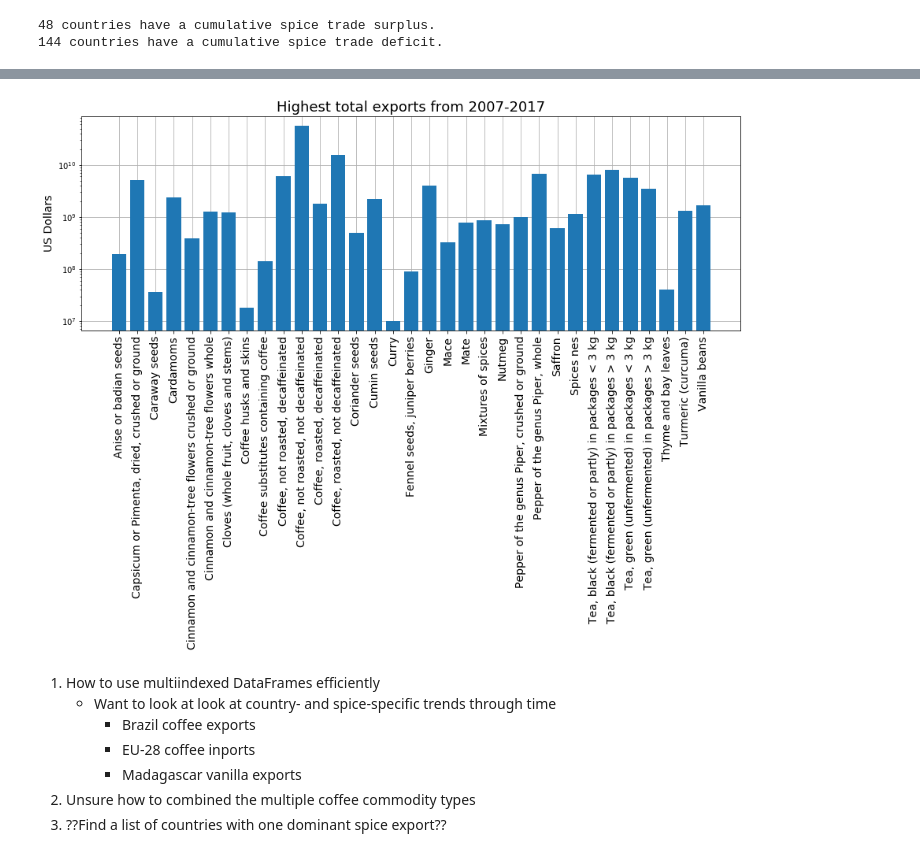
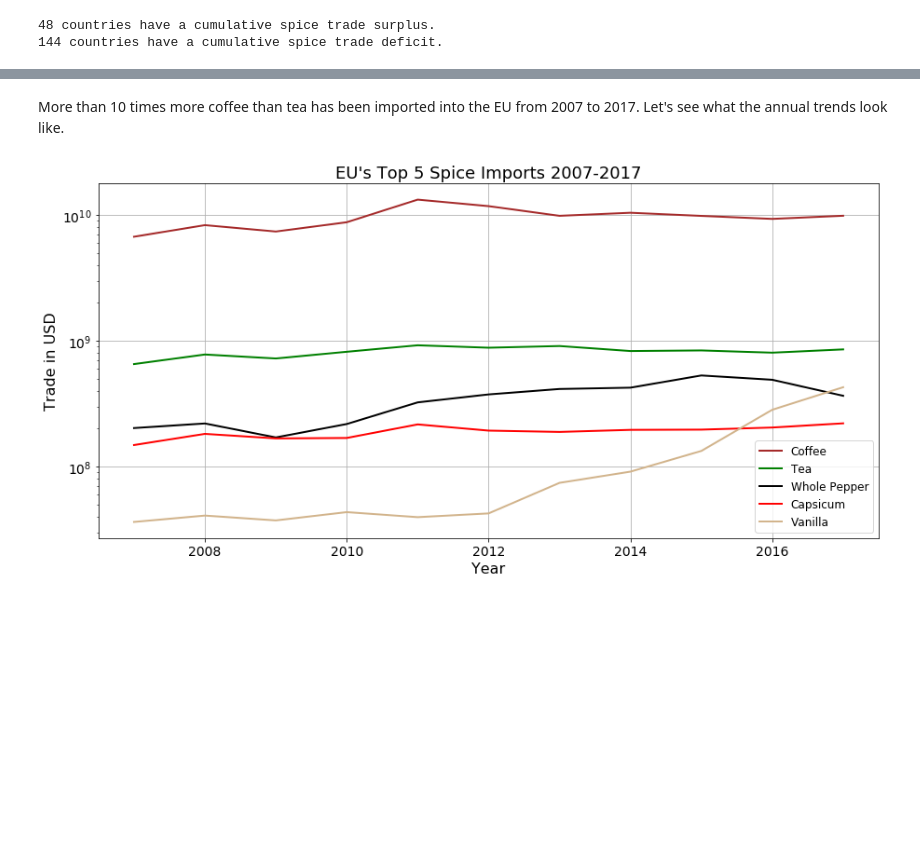
Before and after one commit to mkfrancsis/Thinkful_drills, a Jupyter notebook: Fundamentals Capstone - UN Spice Trade.ipynb, the cells around one changed output, grey strips where cells are left out. Saved outputs shown, nothing was run; the diff lists cells and outputs as text; code cells hidden in the pictures; blank space fills up the shorter version.

```diff
--- a/Fundamentals Capstone - UN Spice Trade.ipynb
+++ b/Fundamentals Capstone - UN Spice Trade.ipynb
@@ -356,19 +423,47 @@ Name: USD, dtype: float64
-# %%
-# Mis-labeled plot of top exporter of each commodity
-plt.figure(figsize=(15,5))
-plt.bar(cmdty, top_cmdty_ex, log=True, zorder=10)
-plt.title('Highest total exports from 2007-2017', fontsize=18)
-plt.ylabel('US Dollars', fontsize=14)
-plt.xticks(rotation='vertical', fontsize=14)
-plt.grid(zorder=0)
-plt.show()
-# %% [output]
-[figure, removed]
-# %% [markdown]
- 1. How to use multiindexed DataFrames efficiently
-    - Want to look at look at country- and spice-specific trends through time
-        - Brazil coffee exports
-        - EU-28 coffee inports
-        - Madagascar vanilla exports
- 2. Unsure how to combined the multiple coffee commodity types
- 3. ??Find a list of countries with one dominant spice export??
+# %% [markdown]
+More than 10 times more coffee than tea has been imported into the EU from 2007 to 2017.  Let's see what the annual trends look like.
+# %%
+# Iterating through EU's top 5 imports and creating
+# annual import dataframes for each individually
+
+eu_im_df = imports[imports['country'] == 'EU-28']
+
+var = []
+for lg_spice in list(eu_im.index):
+    # cmdty_dict coverts between the long and short commodity form
+    var.append((str(cmdty_dict[lg_spice]), lg_spice))
+
+eu_cmdty_dict = {}
+for (sh_spice, lg_spice) in var:
+    key = 'eu_{}_im'.format(sh_spice)
+    sh_spice = pd.DataFrame(eu_im_df[eu_im_df['commodity'] == str(lg_spice)
+                                        ].groupby(['country',
+                                                   'commodity',
+                                                   'year'
+                                                  ])['USD'].sum().reset_index(drop=False)
+                           )
+    eu_cmdty_dict[key] = sh_spice
+
+
+plt.figure(figsize=(15,7))
+plt.plot(eu_cmdty_dict['eu_coffee_im'].iloc[:,2], eu_cmdty_dict['eu_coffee_im'].iloc[:,3],
+         linewidth=2, color='brown')
+plt.plot(eu_cmdty_dict['eu_tea_im'].iloc[:,2], eu_cmdty_dict['eu_tea_im'].iloc[:,3],
+         linewidth=2, color='green')
+plt.plot(eu_cmdty_dict['eu_w_pepper_im'].iloc[:,2], eu_cmdty_dict['eu_w_pepper_im'].iloc[:,3],
+         linewidth=2, color='k')
+plt.plot(eu_cmdty_dict['eu_g_capsicum_im'].iloc[:,2], eu_cmdty_dict['eu_g_capsicum_im'].iloc[:,3],
+         linewidth=2, color='r')
+plt.plot(eu_cmdty_dict['eu_vanilla_im'].iloc[:,2], eu_cmdty_dict['eu_vanilla_im'].iloc[:,3],
+         linewidth=2, color='tan')
+plt.title("EU's Top 5 Spice Imports 2007-2017", fontsize=18)
+plt.xlabel('Year', fontsize=16)
+plt.xticks(fontsize=14)
+plt.ylabel('Trade in USD', fontsize=16)
+plt.yscale('log')
+plt.yticks(fontsize=14)
+plt.legend(('Coffee', 'Tea', 'Whole Pepper', 'Capsicum', 'Vanilla'), fontsize=12, loc='best')
+plt.grid()
+plt.show()
+# %% [output]
+[figure, added]
```
Also changed, not shown: parts of 53 cells of this notebook.
